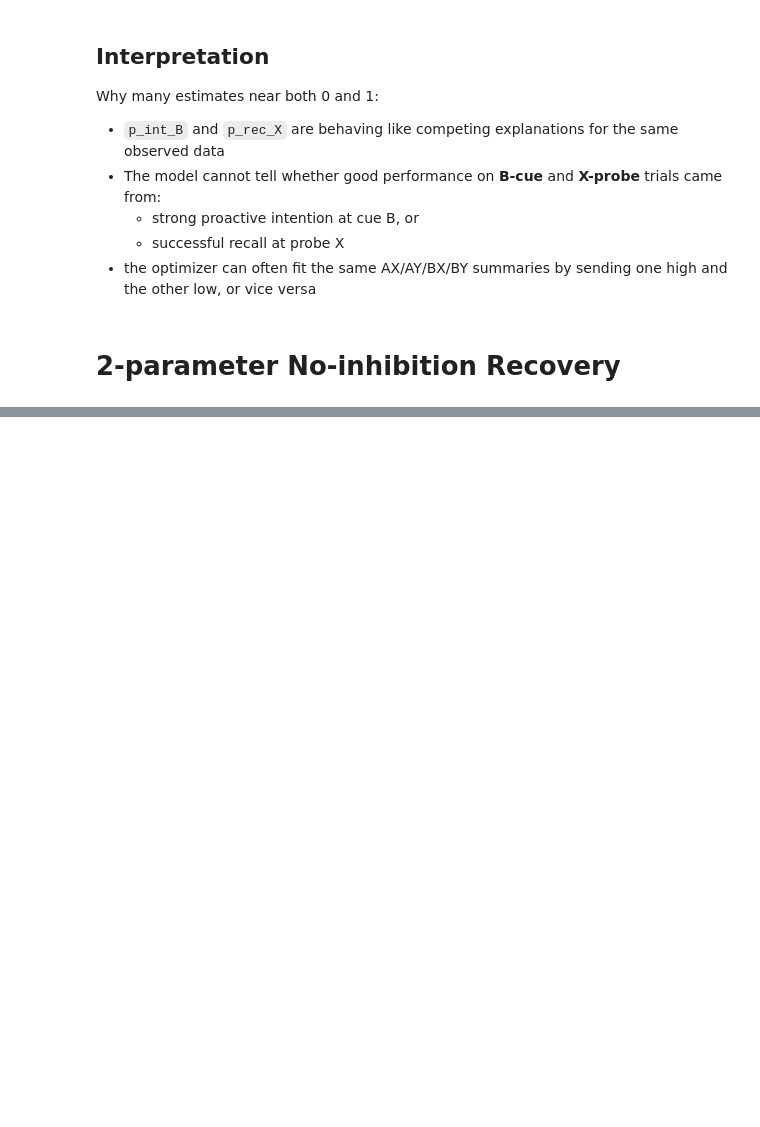
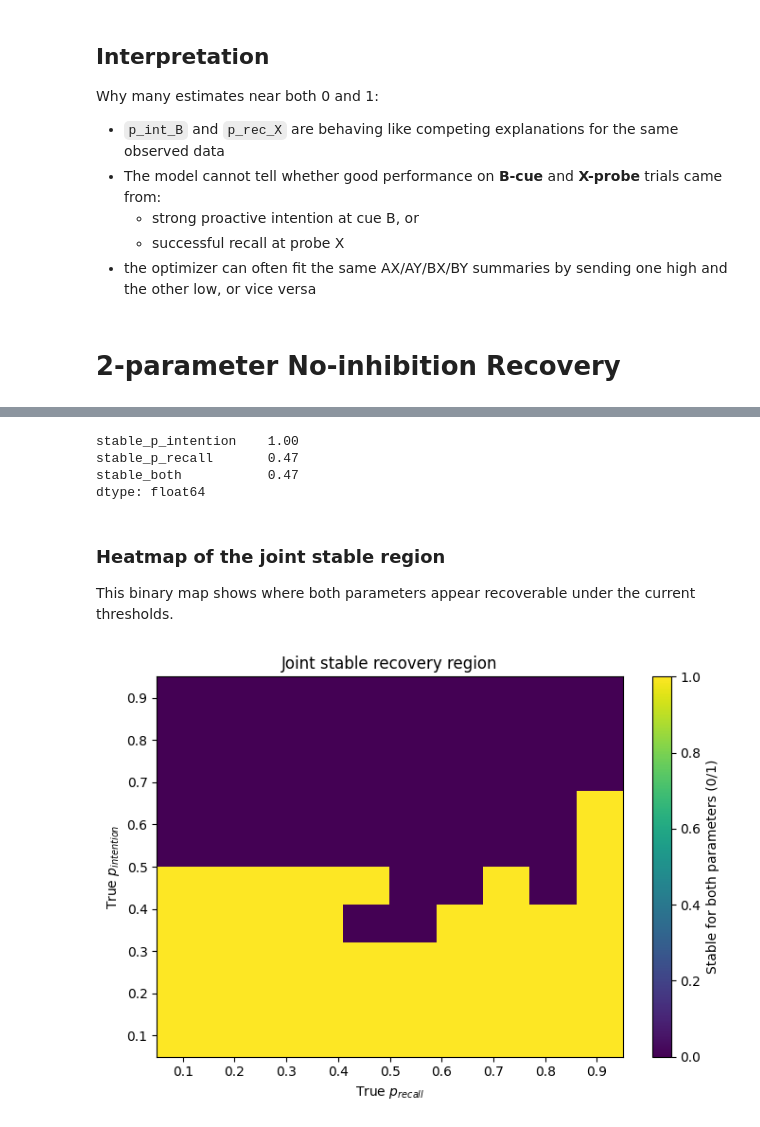
Before and after one commit to beaverjuly/metaControl_behavInhibition, a Jupyter notebook: notebooks/12yr_recovery.ipynb, the cells around one changed output, grey strips where cells are left out. Cells and saved outputs as stored; diff of their text form; code cells hidden in the pictures; blank space fills up the shorter version.

```diff
--- a/notebooks/12yr_recovery.ipynb
+++ b/notebooks/12yr_recovery.ipynb
@@ -437,0 +1143,54 @@ Why many estimates near both 0 and 1:
+# %%
+rmse_cutoff_int = 0.3
+rmse_cutoff_rec = 0.3
+boundary_cutoff = 1  # no more than 10% collapsing to either boundary
+
+grid_summary_2p["stable_p_intention"] = (
+    (grid_summary_2p["rmse_p_intention"] < rmse_cutoff_int) &
+    (grid_summary_2p["prop_low_p_intention"] < boundary_cutoff) &
+    (grid_summary_2p["prop_high_p_intention"] < boundary_cutoff)
+)
+
+grid_summary_2p["stable_p_recall"] = (
+    (grid_summary_2p["rmse_p_recall"] < rmse_cutoff_rec) &
+    (grid_summary_2p["prop_low_p_recall"] < boundary_cutoff) &
+    (grid_summary_2p["prop_high_p_recall"] < boundary_cutoff)
+)
+
+grid_summary_2p["stable_both"] = (
+    grid_summary_2p["stable_p_intention"] &
+    grid_summary_2p["stable_p_recall"]
+)
+
+grid_summary_2p[[
+    "stable_p_intention",
+    "stable_p_recall",
+    "stable_both"
+]].mean()
+# %% [output]
+stable_p_intention    1.00
+stable_p_recall       0.47
+stable_both           0.47
+dtype: float64
+# %% [markdown]
+### Heatmap of the joint stable region
+
+This binary map shows where both parameters appear recoverable under the current thresholds.
+# %%
+stable_mat = make_heatmap_matrix(grid_summary_2p, "stable_both", p_int_grid, p_rec_grid)
+
+plt.figure(figsize=(7, 5))
+plt.imshow(
+    stable_mat,
+    origin="lower",
+    aspect="auto",
+    extent=[p_rec_grid.min(), p_rec_grid.max(), p_int_grid.min(), p_int_grid.max()]
+)
+plt.title("Joint stable recovery region")
+plt.xlabel("True $p_{recall}$")
+plt.ylabel("True $p_{intention}$")
+plt.colorbar(label="Stable for both parameters (0/1)")
+plt.tight_layout()
+plt.show()
+# %% [output]
+[figure, added]
```
Also changed, not shown: parts of 40 cells of this notebook.
